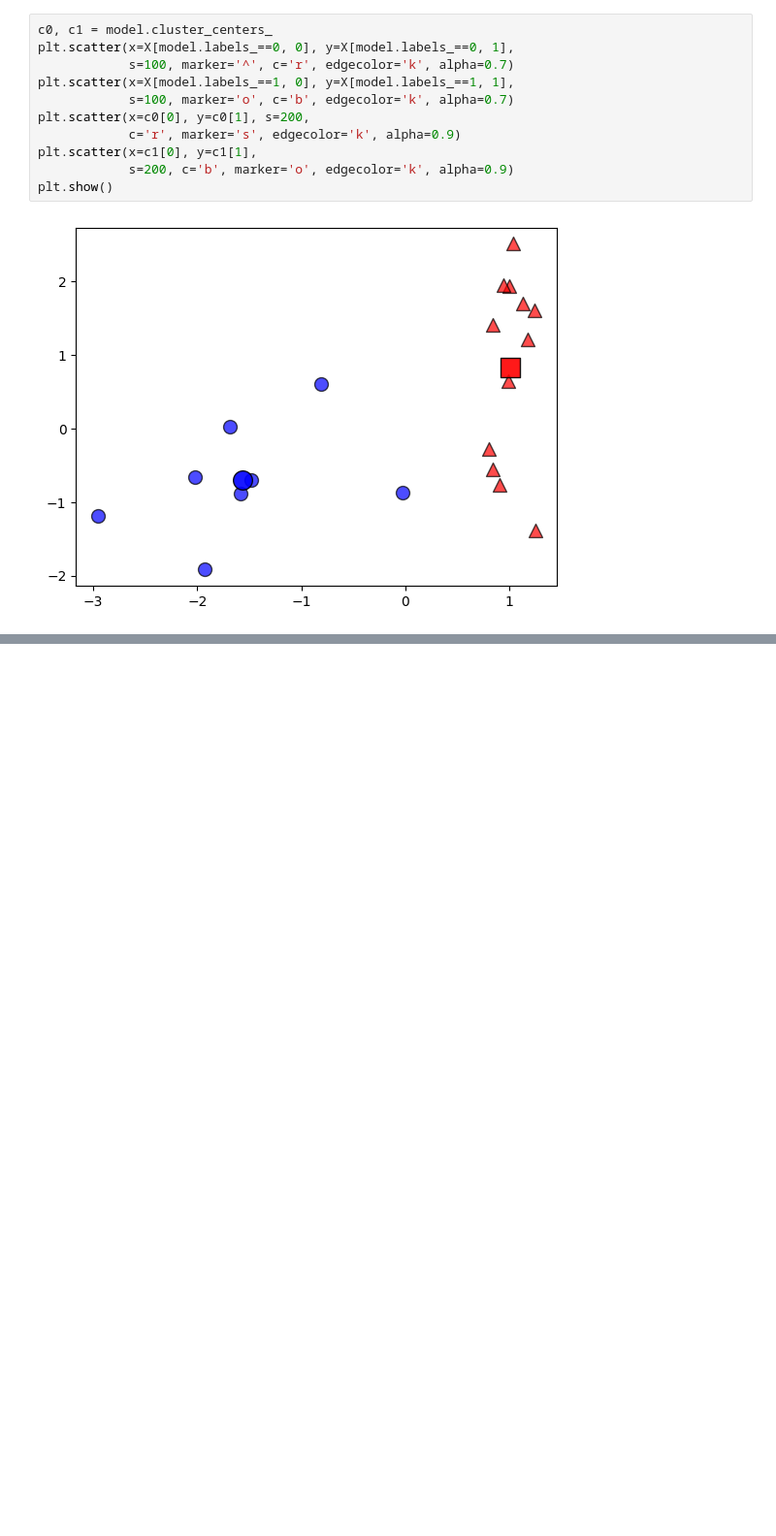
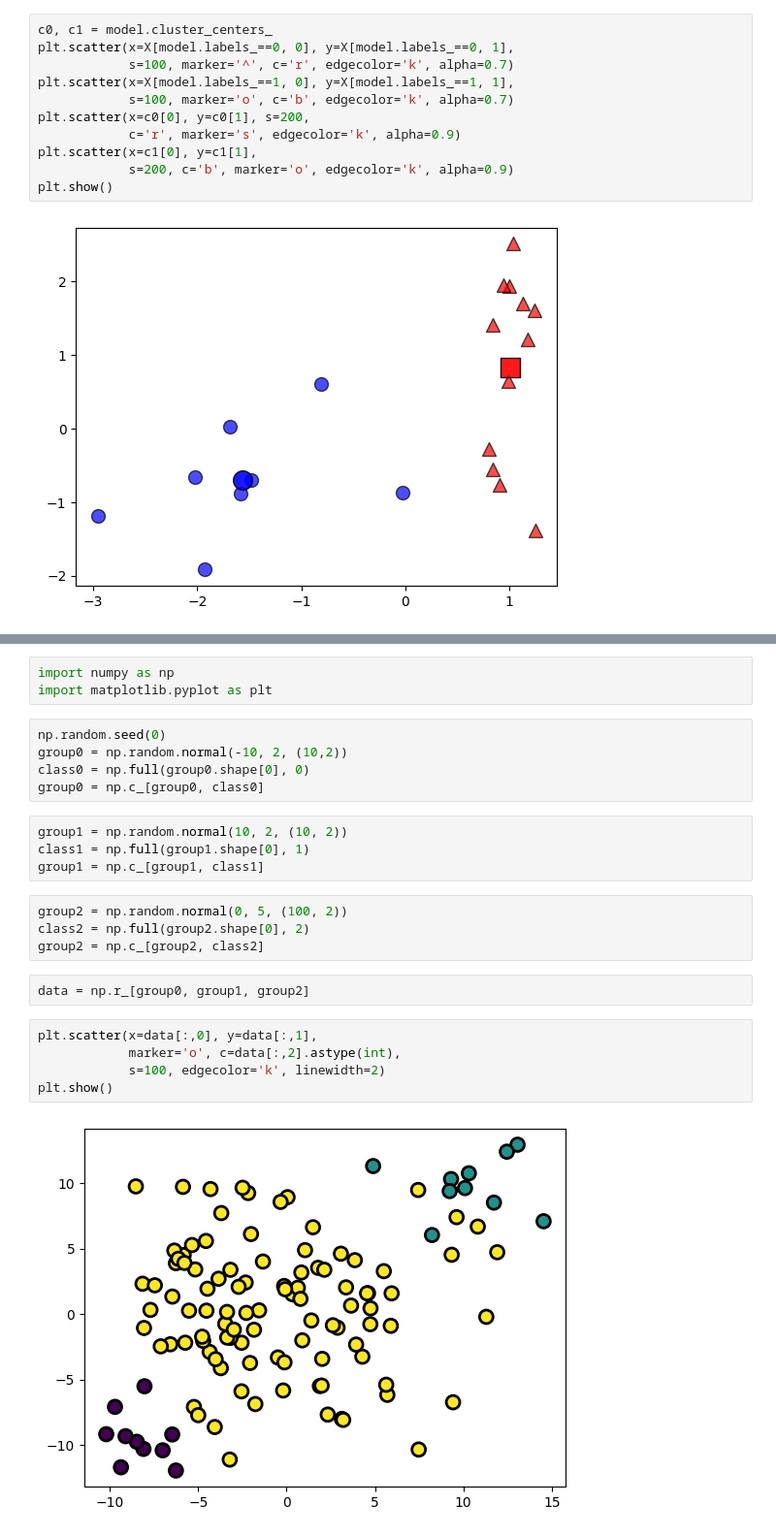
Before and after one commit to hjk7902/ml, a Jupyter notebook: 4장. 군집분석 - 2절. K-Means 클러스터링.ipynb, the cells around one changed output, grey strips where cells are left out. Shown at 97% size. Saved outputs shown, nothing was run; the diff lists cells and outputs as text; blank space fills up the shorter version.

```diff
--- a/4장. 군집분석 - 2절. K-Means 클러스터링.ipynb
+++ b/4장. 군집분석 - 2절. K-Means 클러스터링.ipynb
@@ -175,0 +248,25 @@ plt.show()
+# %%
+import numpy as np
+import matplotlib.pyplot as plt
+# %%
+np.random.seed(0)
+group0 = np.random.normal(-10, 2, (10,2))
+class0 = np.full(group0.shape[0], 0)
+group0 = np.c_[group0, class0]
+# %%
+group1 = np.random.normal(10, 2, (10, 2))
+class1 = np.full(group1.shape[0], 1)
+group1 = np.c_[group1, class1]
+# %%
+group2 = np.random.normal(0, 5, (100, 2))
+class2 = np.full(group2.shape[0], 2)
+group2 = np.c_[group2, class2]
+# %%
+data = np.r_[group0, group1, group2]
+# %%
+plt.scatter(x=data[:,0], y=data[:,1],
+            marker='o', c=data[:,2].astype(int),
+            s=100, edgecolor='k', linewidth=2)
+plt.show()
+# %% [output]
+[figure, added]
```
Also changed, not shown: parts of 43 cells of this notebook, 4 other files.
